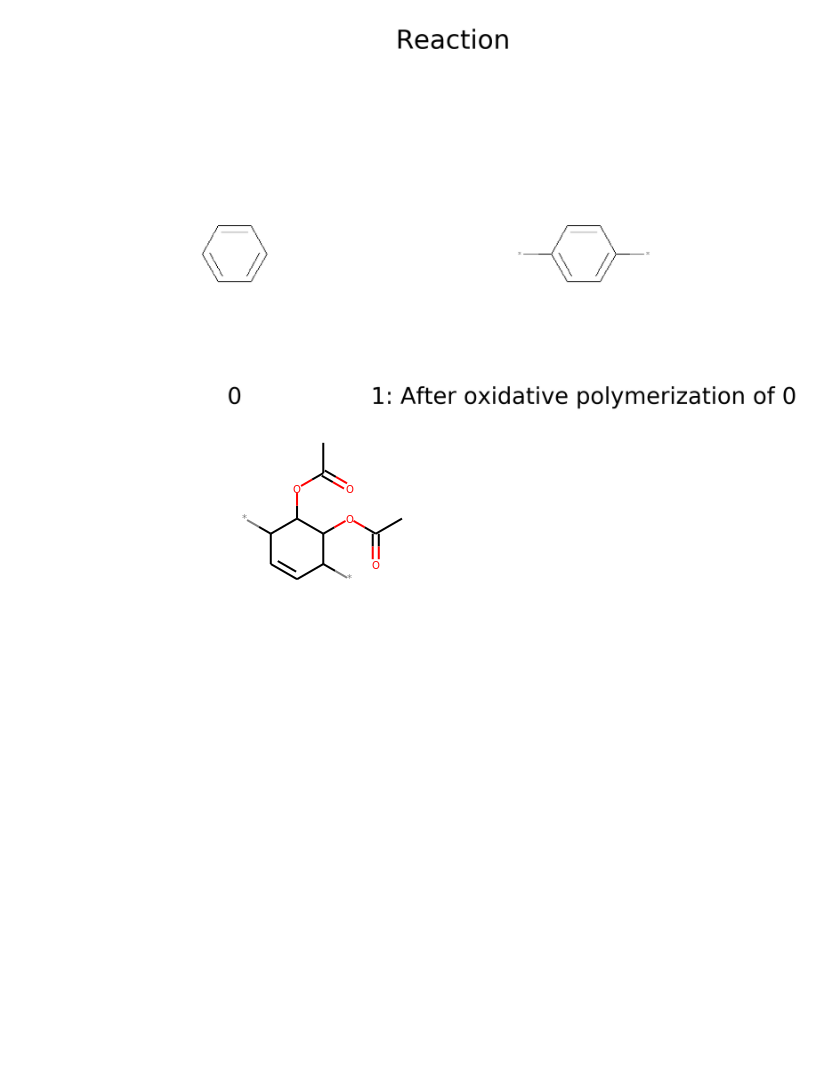
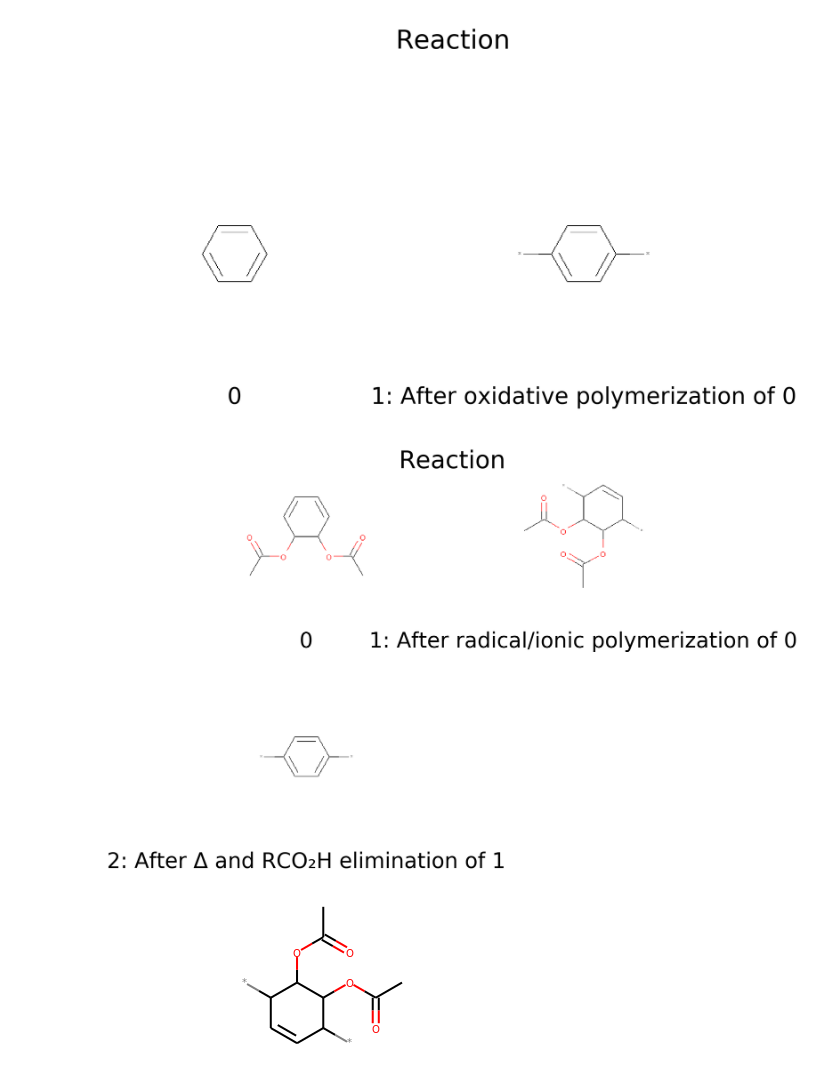
Before and after one commit to rishigurnani/hMOFs-Snurr, a Jupyter notebook: fall20_mse_8803_3.ipynb, the cells around one changed output. Cells and saved outputs as stored; diff of their text form; code cells hidden in the pictures; blank space fills up the shorter version.

```diff
--- a/fall20_mse_8803_3.ipynb
+++ b/fall20_mse_8803_3.ipynb
@@ -981,6 +982,10 @@ sm_RxnPaths len: 7
 out[0].DrawSteps()
 # %% [output]
 [figure]
+# %%
+out[1].DrawSteps()
+# %% [output]
+[figure, added]
 # %%
 retro.frp_depolymerize(out[9])
 # %%
```
Also changed, not shown: parts of 1 cell of this notebook, 1 other file.
